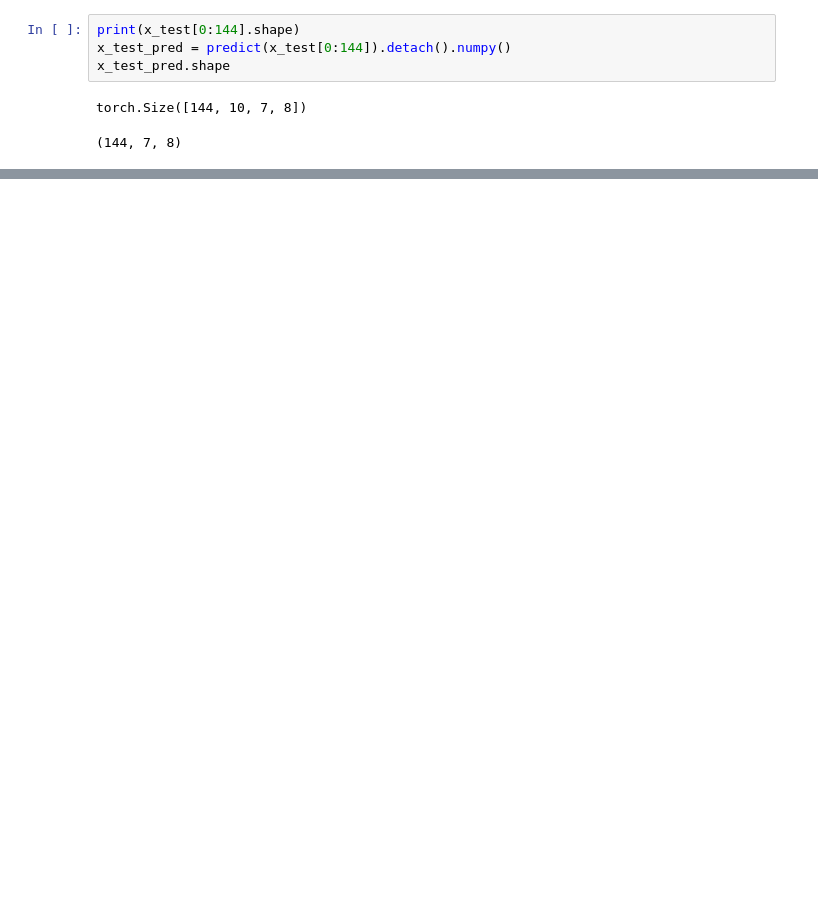
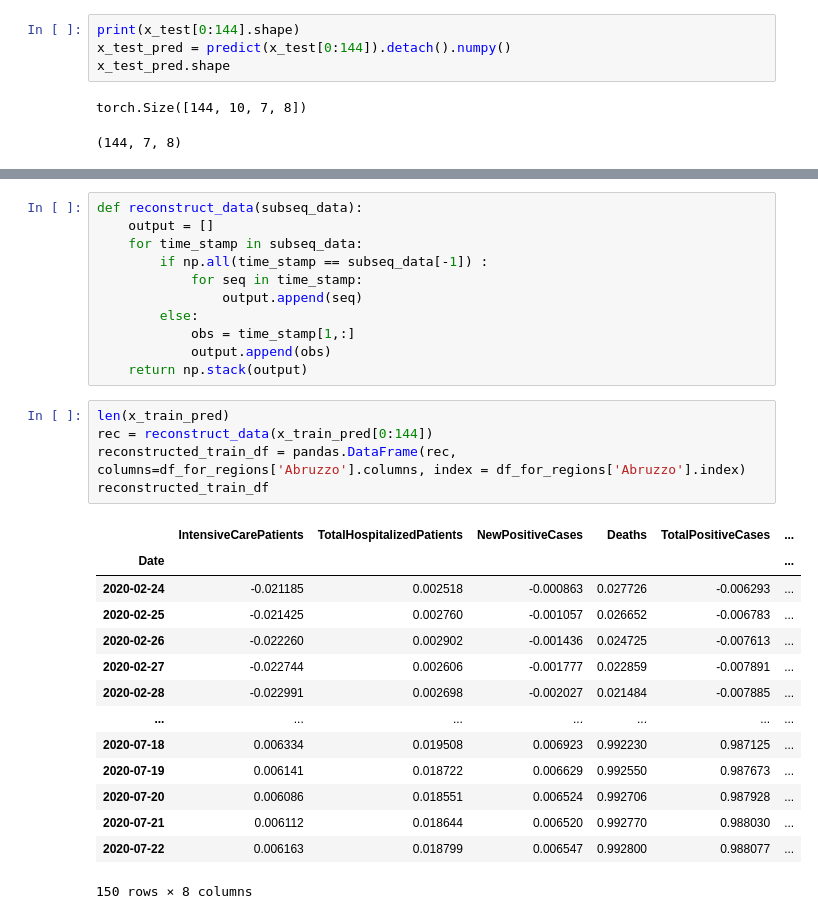
Before and after one commit to Gaurangkarwande/outbreak-prediction, a Jupyter notebook: myPlayground.ipynb, the cells around one changed output, grey strips where cells are left out. Cells and saved outputs as stored; diff of their text form; blank space fills up the shorter version.

```diff
--- a/myPlayground.ipynb
+++ b/myPlayground.ipynb
@@ -407,0 +429,31 @@ plt.plot(test_mae_loss)
+# %%
+def reconstruct_data(subseq_data):
+    output = []
+    for time_stamp in subseq_data:
+        if np.all(time_stamp == subseq_data[-1]) :
+            for seq in time_stamp:
+                output.append(seq)
+        else:
+            obs = time_stamp[1,:]
+            output.append(obs)
+    return np.stack(output)
+# %%
+len(x_train_pred)
+rec = reconstruct_data(x_train_pred[0:144])
+reconstructed_train_df = pandas.DataFrame(rec, columns=df_for_regions['Abruzzo'].columns, index = df_for_regions['Abruzzo'].index)
+reconstructed_train_df
+# %% [output]
+|  | IntensiveCarePatients | TotalHospitalizedPatients | NewPositiveCases | Deaths | TotalPositiveCases | ... |
+| Date |  |  |  |  |  | ... |
+| 2020-02-24 | -0.021185 | 0.002518 | -0.000863 | 0.027726 | -0.006293 | ... |
+| 2020-02-25 | -0.021425 | 0.002760 | -0.001057 | 0.026652 | -0.006783 | ... |
+| 2020-02-26 | -0.022260 | 0.002902 | -0.001436 | 0.024725 | -0.007613 | ... |
+| 2020-02-27 | -0.022744 | 0.002606 | -0.001777 | 0.022859 | -0.007891 | ... |
+| 2020-02-28 | -0.022991 | 0.002698 | -0.002027 | 0.021484 | -0.007885 | ... |
+| ... | ... | ... | ... | ... | ... | ... |
+| 2020-07-18 | 0.006334 | 0.019508 | 0.006923 | 0.992230 | 0.987125 | ... |
+| 2020-07-19 | 0.006141 | 0.018722 | 0.006629 | 0.992550 | 0.987673 | ... |
+| 2020-07-20 | 0.006086 | 0.018551 | 0.006524 | 0.992706 | 0.987928 | ... |
+| 2020-07-21 | 0.006112 | 0.018644 | 0.006520 | 0.992770 | 0.988030 | ... |
+| 2020-07-22 | 0.006163 | 0.018799 | 0.006547 | 0.992800 | 0.988077 | ... |
+150 rows × 8 columns
```
Also changed, not shown: parts of 8 cells of this notebook, 1 other file.
